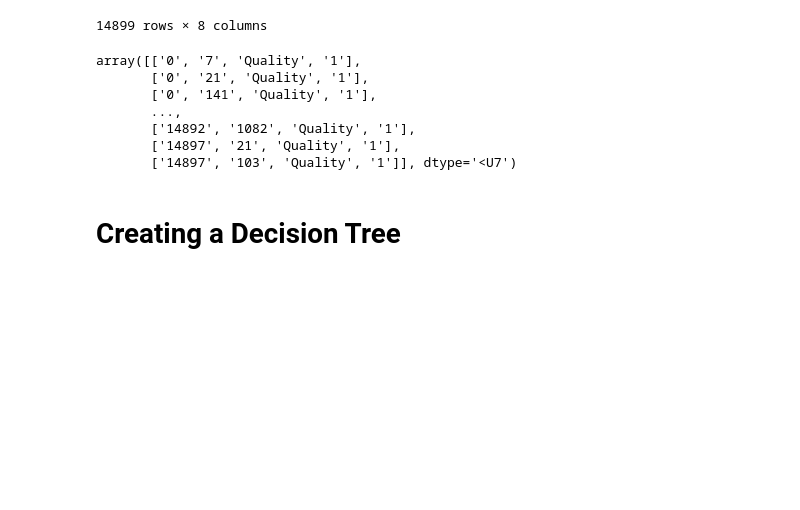
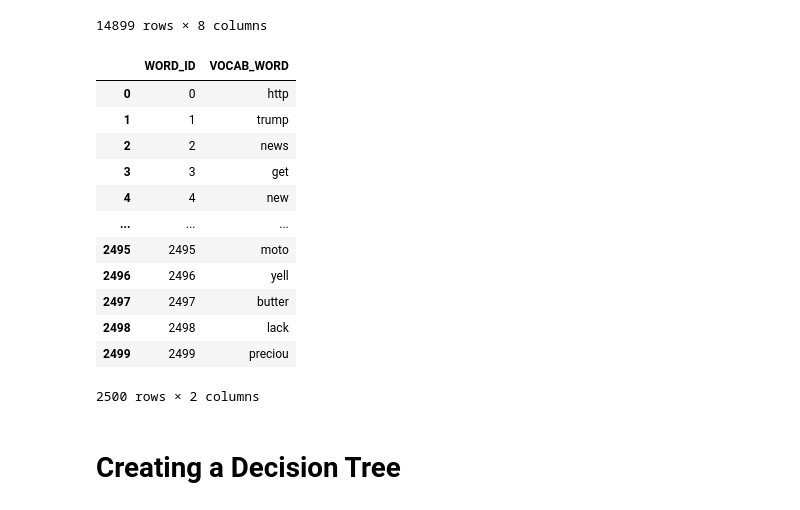
Before and after one commit to AlexHappyCode/CSC845-twitter-spam-detection, a Jupyter notebook: alex/random_forest.ipynb, the cells around one changed output. Saved outputs shown, nothing was run; the diff lists cells and outputs as text; code cells hidden in the pictures; blank space fills up the shorter version.

```diff
--- a/alex/random_forest.ipynb
+++ b/alex/random_forest.ipynb
@@ -30,16 +35,23 @@ data
 | 14897 | @bethannhamilton is in the busine... | 0.0 | 0.0 | NaN | 0.0 | Southgate, MI | Quality | NaN |
 | 14898 | Chasing Success by Space Cadetz L... | 1219.0 | 957.0 | 4077.0 | 1.0 | United States | Spam | NaN |
 14899 rows × 8 columns
-# %%
-sparse_test_data
-# %% [output]
-array([['0', '7', 'Quality', '1'],
-       ['0', '21', 'Quality', '1'],
-       ['0', '141', 'Quality', '1'],
-       ...,
-       ['14892', '1082', 'Quality', '1'],
-       ['14897', '21', 'Quality', '1'],
-       ['14897', '103', 'Quality', '1']], dtype='<U7')
+# %%
+vocab = pd.read_csv('vocab.csv')
+vocab
+# %% [output]
+|  | WORD_ID | VOCAB_WORD |
+| 0 | 0 | http |
+| 1 | 1 | trump |
+| 2 | 2 | news |
+| 3 | 3 | get |
+| 4 | 4 | new |
+| ... | ... | ... |
+| 2495 | 2495 | moto |
+| 2496 | 2496 | yell |
+| 2497 | 2497 | butter |
+| 2498 | 2498 | lack |
+| 2499 | 2499 | preciou |
+2500 rows × 2 columns
 # %% [markdown]
 # Creating a Decision Tree
 # %% [markdown]
```
Also changed, not shown: parts of 4 cells of this notebook, 3 other files.
